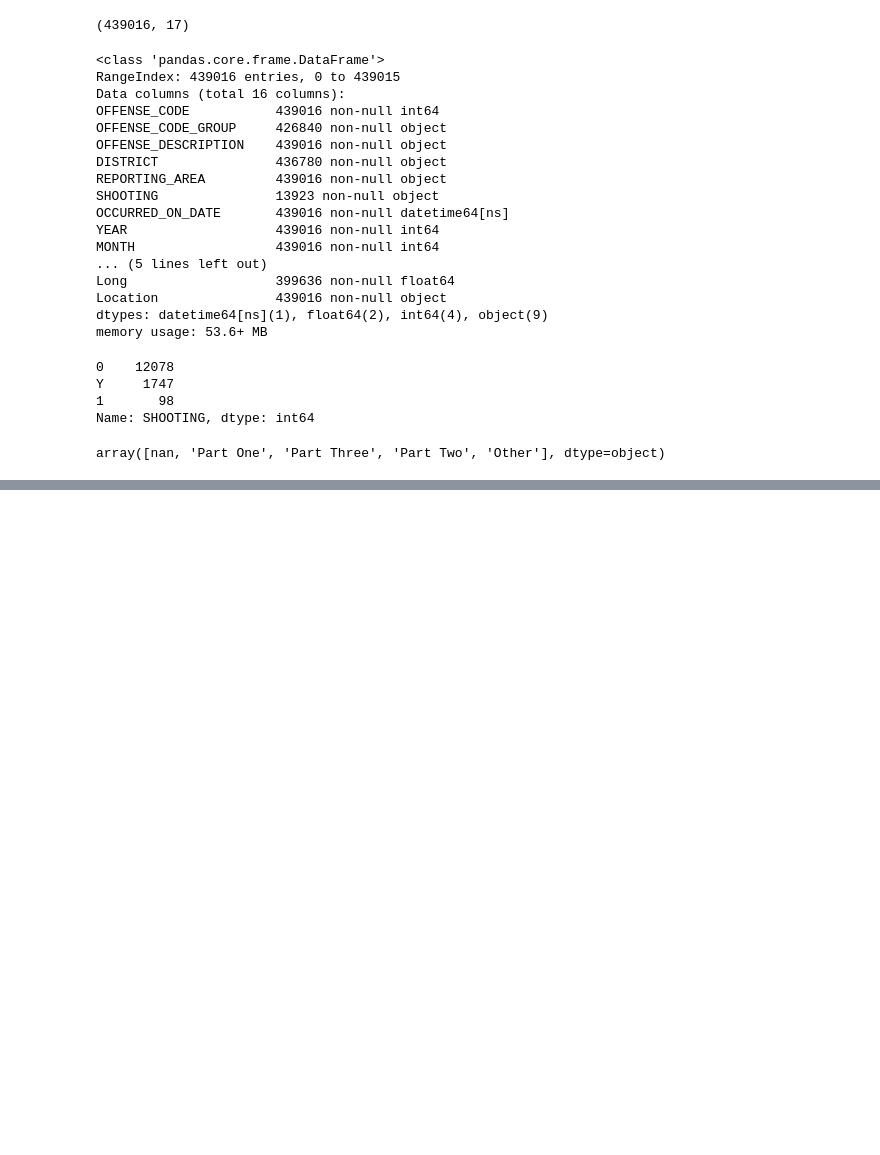
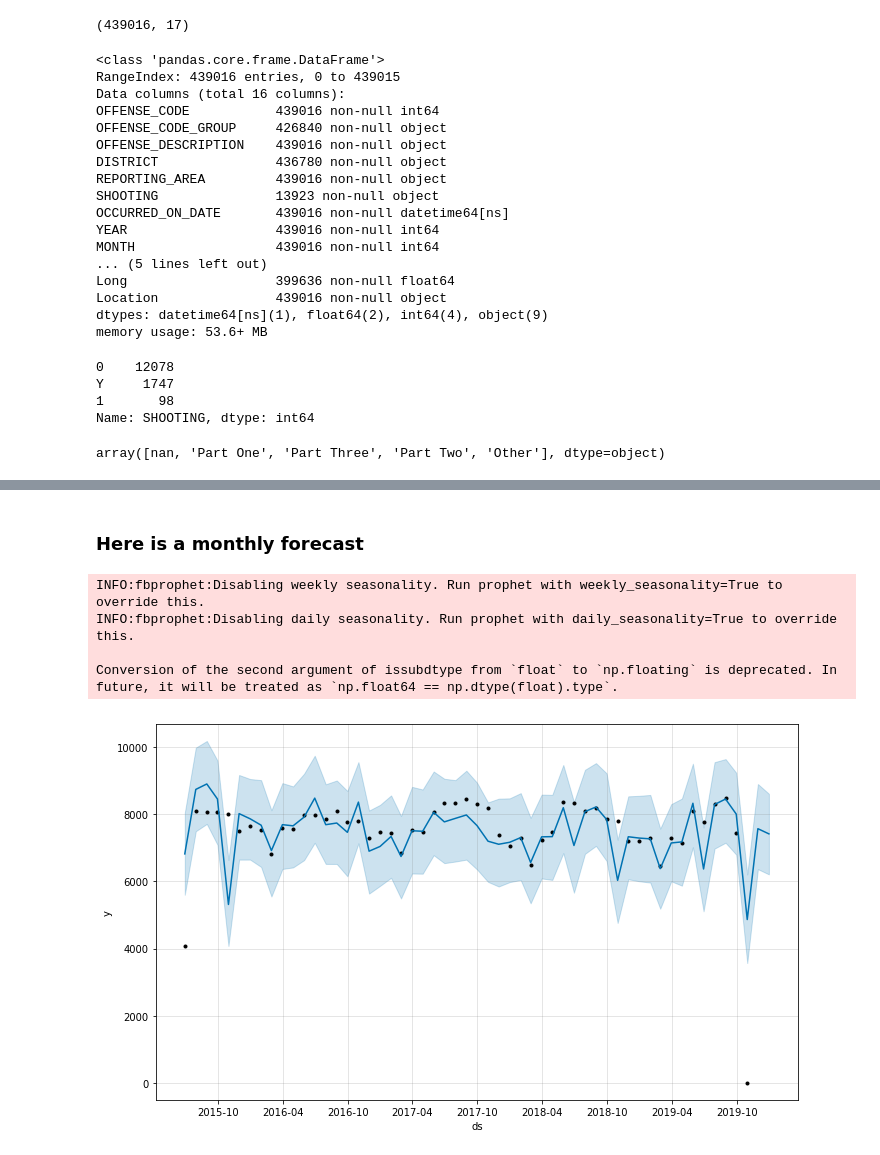
Before and after one commit to JanAdamiak/data_science_portfolio, a Jupyter notebook: Boston_crime_rate/Fast_cleanup.ipynb, the cells around one changed output, grey strips where cells are left out. Drawn from its saved outputs; the diff is of its cells as text; code cells hidden in the pictures; blank space fills up the shorter version.

```diff
--- a/Boston_crime_rate/Fast_cleanup.ipynb
+++ b/Boston_crime_rate/Fast_cleanup.ipynb
@@ -103,0 +160,21 @@ df.to_csv('C:\\Users\\Jan\\Desktop\\Projects\\Boston_crimes\\Boston_crimes_clean
+# %% [markdown]
+### Here is a monthly forecast
+# %%
+monthly_ts = ts.resample('M').sum().to_frame('monthly_sum')
+last_month_in_data = monthly_ts.index[-1]
+difference_months = round(((last_day_of_current_year - last_month_in_data).days)/30)
+monthly_ts = monthly_ts.reset_index()
+monthly_ts = monthly_ts.rename(columns={'index': 'ds', 'monthly_sum': 'y'})
+
+monthly_model = Prophet()
+monthly_model.fit(monthly_ts)
+
+future_monthly_data = monthly_model.make_future_dataframe(periods=difference_months, freq='M')
+forecast_monthly_data = monthly_model.predict(future_monthly_data)
+ax2 = monthly_model.plot(forecast_monthly_data)
+# %% [output]
+INFO:fbprophet:Disabling weekly seasonality. Run prophet with weekly_seasonality=True to override this.
+INFO:fbprophet:Disabling daily seasonality. Run prophet with daily_seasonality=True to override this.
+
+Conversion of the second argument of issubdtype from `float` to `np.floating` is deprecated. In future, it will be treated as `np.float64 == np.dtype(float).type`.
+[figure, added]
```
Also changed, not shown: parts of 17 cells of this notebook.
